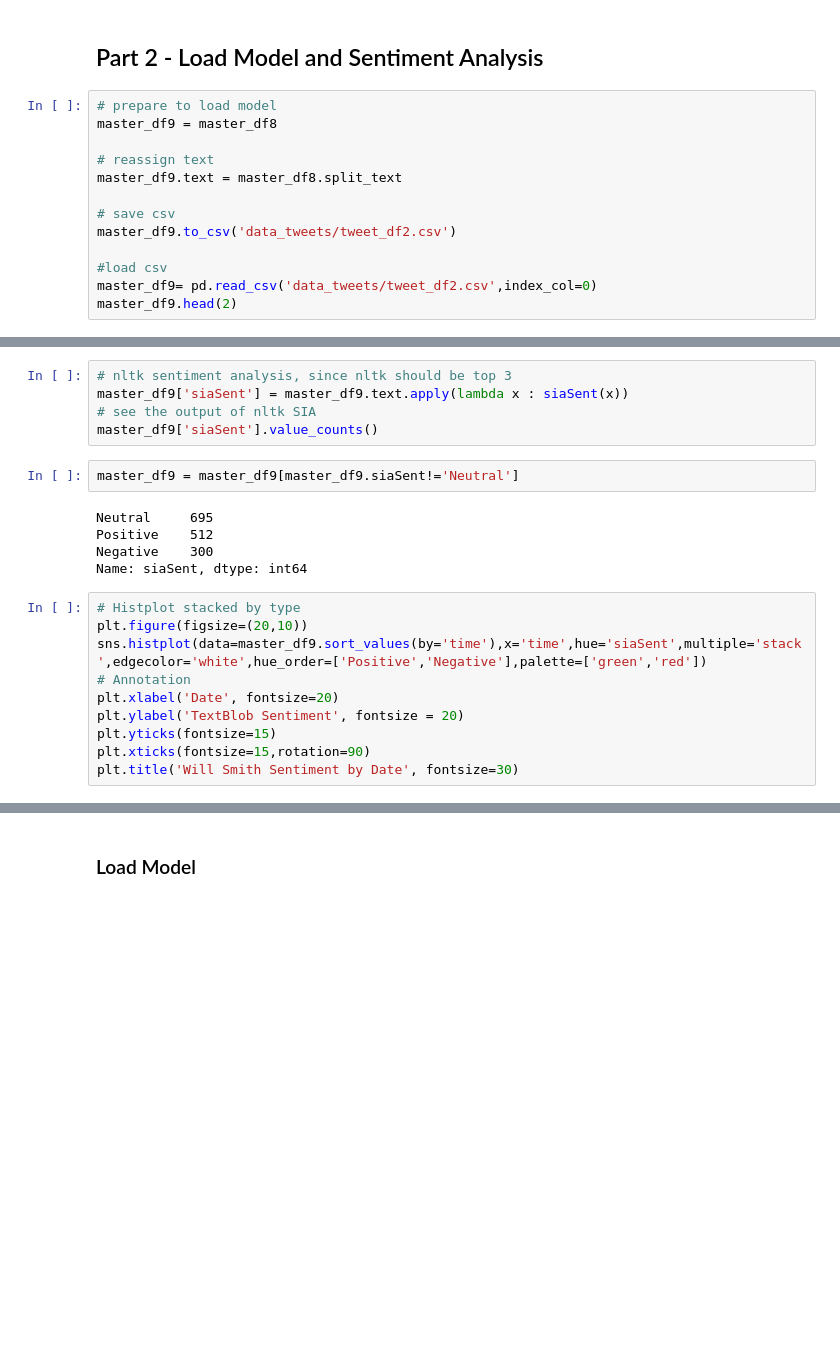
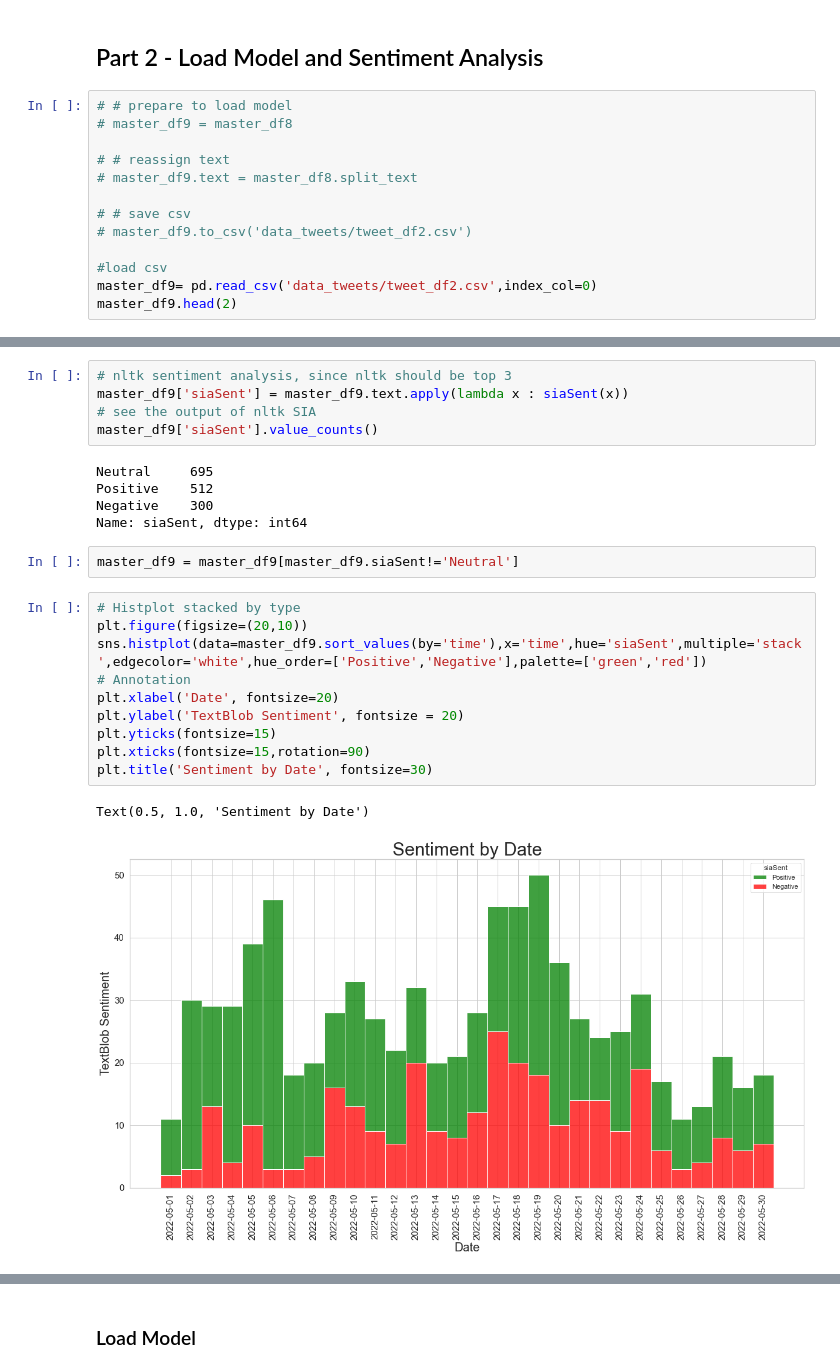
Before and after one commit to StockJanitor/CIS63_NLPTimeSeries, a Jupyter notebook: 1_index.ipynb, the cells around one changed output, grey strips where cells are left out. Cells and saved outputs as stored; diff of their text form; blank space fills up the shorter version.

```diff
--- a/1_index.ipynb
+++ b/1_index.ipynb
@@ -774,14 +777,14 @@ mention last day DATE via;new investor tri understand stock market;post social m
 # %% [markdown]
 ## Part 2 - Load Model and Sentiment Analysis
 # %%
-# prepare to load model
-master_df9 = master_df8
+# # prepare to load model
+# master_df9 = master_df8
 
-# reassign text
-master_df9.text = master_df8.split_text
+# # reassign text
+# master_df9.text = master_df8.split_text
 
-# save csv
-master_df9.to_csv('data_tweets/tweet_df2.csv')
+# # save csv
+# master_df9.to_csv('data_tweets/tweet_df2.csv')
 
 #load csv
 master_df9= pd.read_csv('data_tweets/tweet_df2.csv',index_col=0)
@@ -795,20 +798,23 @@ master_df9.head(2)
 master_df9['siaSent'] = master_df9.text.apply(lambda x : siaSent(x))
 # see the output of nltk SIA
 master_df9['siaSent'].value_counts()
+# %% [output]
+Neutral     695
+Positive    512
+Negative    300
+Name: siaSent, dtype: int64
 # %%
 master_df9 = master_df9[master_df9.siaSent!='Neutral']
-# %% [output]
-Neutral     695
-Positive    512
-Negative    300
-Name: siaSent, dtype: int64
 # %%
 # Histplot stacked by type
 plt.figure(figsize=(20,10))
 sns.histplot(data=master_df9.sort_values(by='time'),x='time',hue='siaSent',multiple='stack',edgecolor='white',hue_order=['Positive','Negative'],palette=['green','red'])
 # Annotation
 plt.xlabel('Date', fontsize=20)
 plt.ylabel('TextBlob Sentiment', fontsize = 20)
 plt.yticks(fontsize=15)
 plt.xticks(fontsize=15,rotation=90)
-plt.title('Will Smith Sentiment by Date', fontsize=30)
+plt.title('Sentiment by Date', fontsize=30)
+# %% [output]
+Text(0.5, 1.0, 'Sentiment by Date')
+[figure, added]
```
Also changed, not shown: parts of 10 cells of this notebook, 3 other files.
